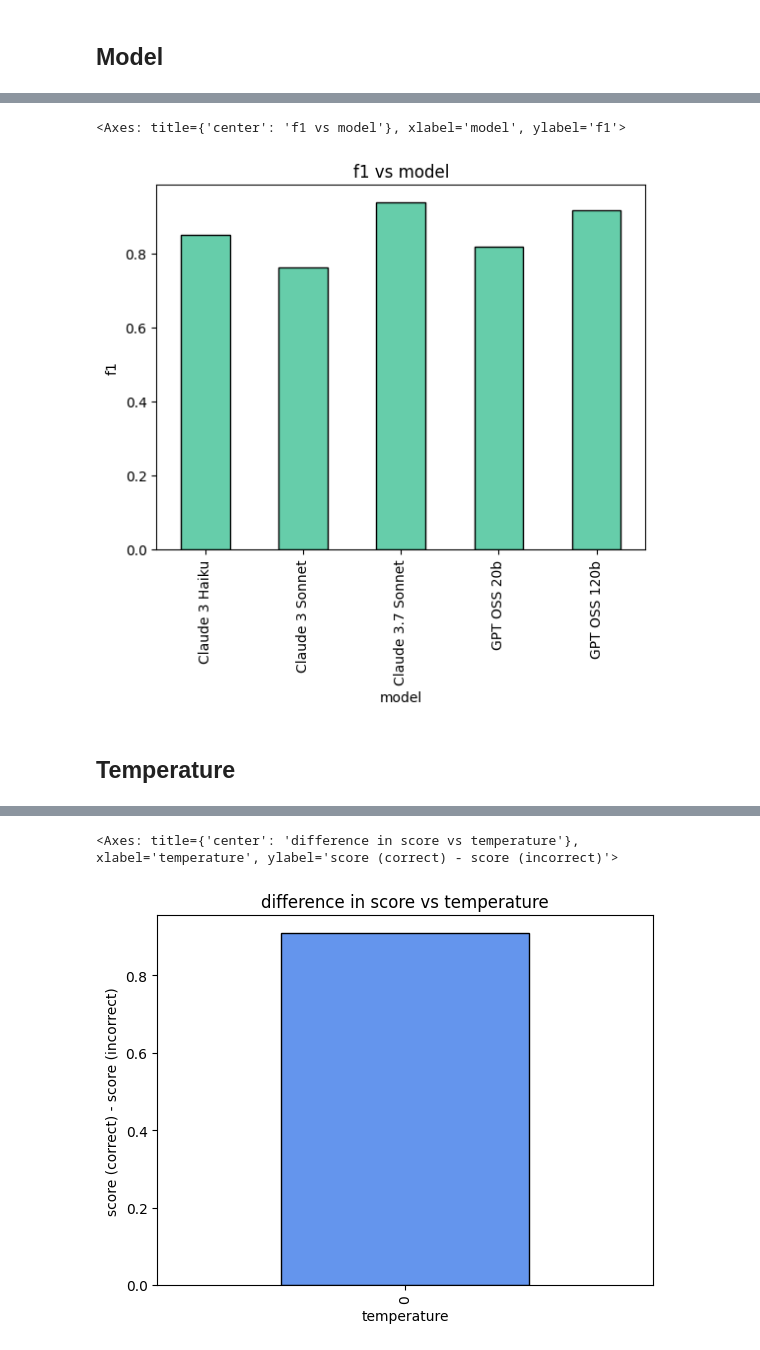
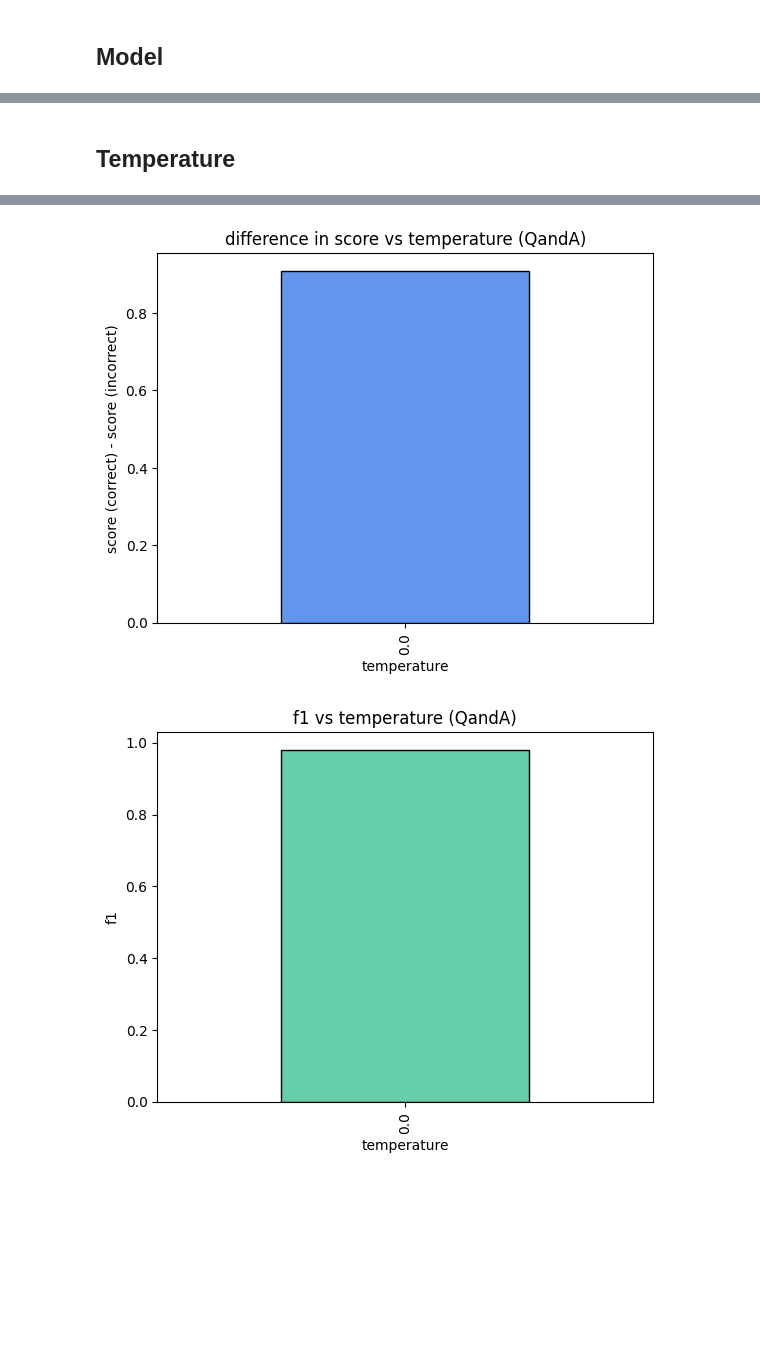
Before and after one commit to DEFRA/ai-spike-evaluation-metrics, a Jupyter notebook: analyse-metrics.ipynb, the cells around one changed output, grey strips where cells are left out. Cells and saved outputs as stored; diff of their text form; code cells hidden in the pictures; blank space fills up the shorter version.

```diff
--- a/analyse-metrics.ipynb
+++ b/analyse-metrics.ipynb
@@ -16,6 +17,9 @@ from ragas import EvaluationDataset, evaluate as ragas_evaluate
 from langchain_aws import ChatBedrockConverse, BedrockEmbeddings
 from ragas.llms import LangchainLLMWrapper
 from ragas.embeddings import LangchainEmbeddingsWrapper
+# %%
+normalise_threshold=True
+filter_columns=["function", "method", "model_name", "model_id", "temperature"]
 # %% [markdown]
 ## Load Evaluation Data
 # %%
@@ -150,13 +171,18 @@ plot_df["f1"].plot(kind="bar", ylabel="f1", title="f1 vs method", color="mediuma
 ## Model
 # %%
 method="Pydantic"
-temperature="0"
 
-plot_df = results_df[
-    (results_df["method"] == method) &
-    (results_df["temperature"] == temperature)
-    ].set_index("model_name")
-display(plot_df)
+for function in functions:
+    plot_df = results_df[
+        (results_df["method"] == method) &
+        (results_df["function"] == function) &
+        (results_df["temperature"].isin(temperatures))
+        ].set_index("model_name")
+    display(plot_df)
 
-plot_df["score_diff"].plot(kind="bar", xlabel="model",  ylabel="score (correct) - score (incorrect)", title="difference in score vs model", color="cornflowerblue", edgecolor="black")
+    if len(plot_df) > 0:
+        plot_df["score_diff"].plot(kind="bar", xlabel="model",  ylabel="score (correct) - score (incorrect)", title=f"difference in score vs model ({function})", color="cornflowerblue", edgecolor="black")
+        plt.show()
+        plot_df["f1"].plot(kind="bar", xlabel="model", ylabel="f1", title=f"f1 vs model ({function})", color="mediumaquamarine", edgecolor="black")
+        plt.show()
 # %% [output]
@@ -172,19 +200,19 @@ plot_df["score_diff"].plot(kind="bar", xlabel="model",  ylabel="score (correct)
-# %%
-plot_df["f1"].plot(kind="bar", xlabel="model", ylabel="f1", title="f1 vs model", color="mediumaquamarine", edgecolor="black")
-# %% [output]
-<Axes: title={'center': 'f1 vs model'}, xlabel='model', ylabel='f1'>
-[figure, removed]
 # %% [markdown]
 ## Temperature
 # %%
 method="Pydantic"
 model_name="Claude 3.7 Sonnet"
 
-plot_df = results_df[
-    (results_df["method"] == method) &
-    (results_df["model_name"] == model_name)
-    ].set_index("temperature")
-display(plot_df)
-
-plot_df["score_diff"].plot(kind="bar", ylabel="score (correct) - score (incorrect)", title="difference in score vs temperature", color="cornflowerblue", edgecolor="black")
+for function in functions:
+    plot_df = results_df[
+        (results_df["function"] == function) &
+        (results_df["method"] == method) &
+        (results_df["model_name"] == model_name)
+        ].set_index("temperature")
+    if len(plot_df) > 0:
+        display(plot_df)
+        plot_df["score_diff"].plot(kind="bar", ylabel="score (correct) - score (incorrect)", title=f"difference in score vs temperature ({function})", color="cornflowerblue", edgecolor="black")
+        plt.show()
+        plot_df["f1"].plot(kind="bar", ylabel="f1", title=f"f1 vs temperature ({function})", color="mediumaquamarine", edgecolor="black")
+        plt.show()
 # %% [output]
@@ -194,2 +222,2 @@ plot_df["score_diff"].plot(kind="bar", ylabel="score (correct) - score (incorrec
-<Axes: title={'center': 'difference in score vs temperature'}, xlabel='temperature', ylabel='score (correct) - score (incorrect)'>
-[figure, old version]
+[figure, new version]
+[figure, added]
```
Also changed, not shown: parts of 12 cells of this notebook, 1 other file.
